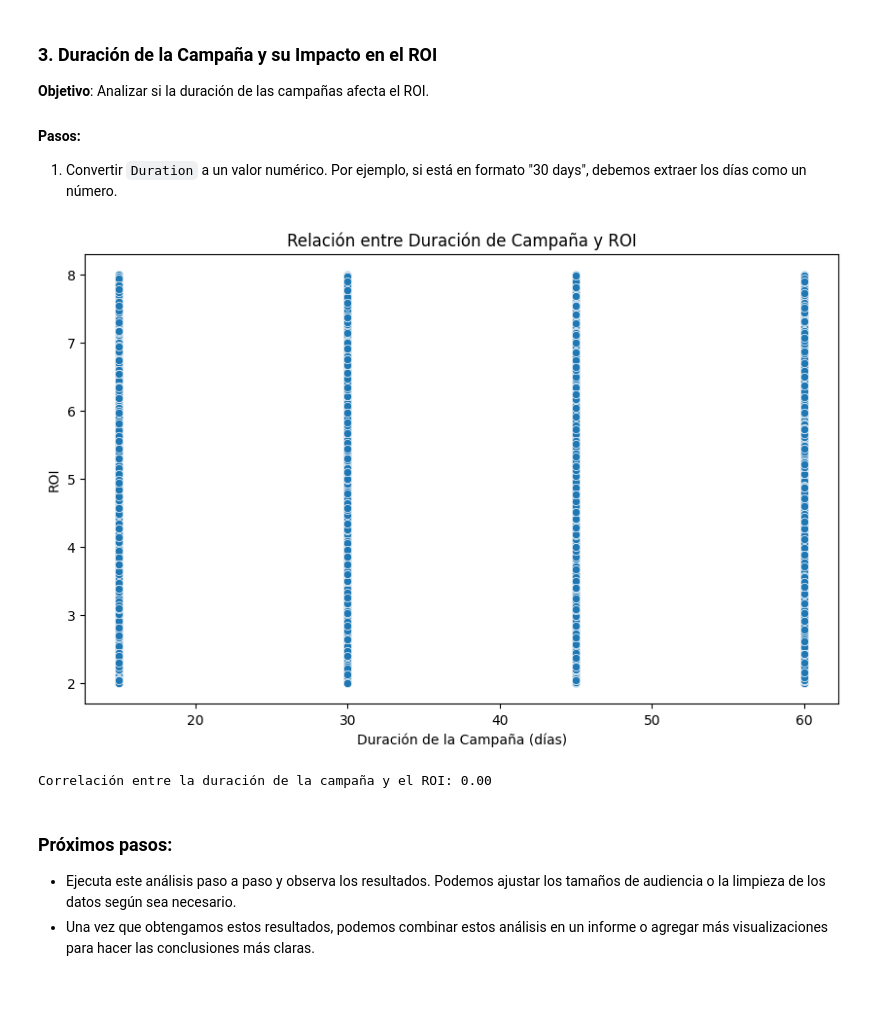
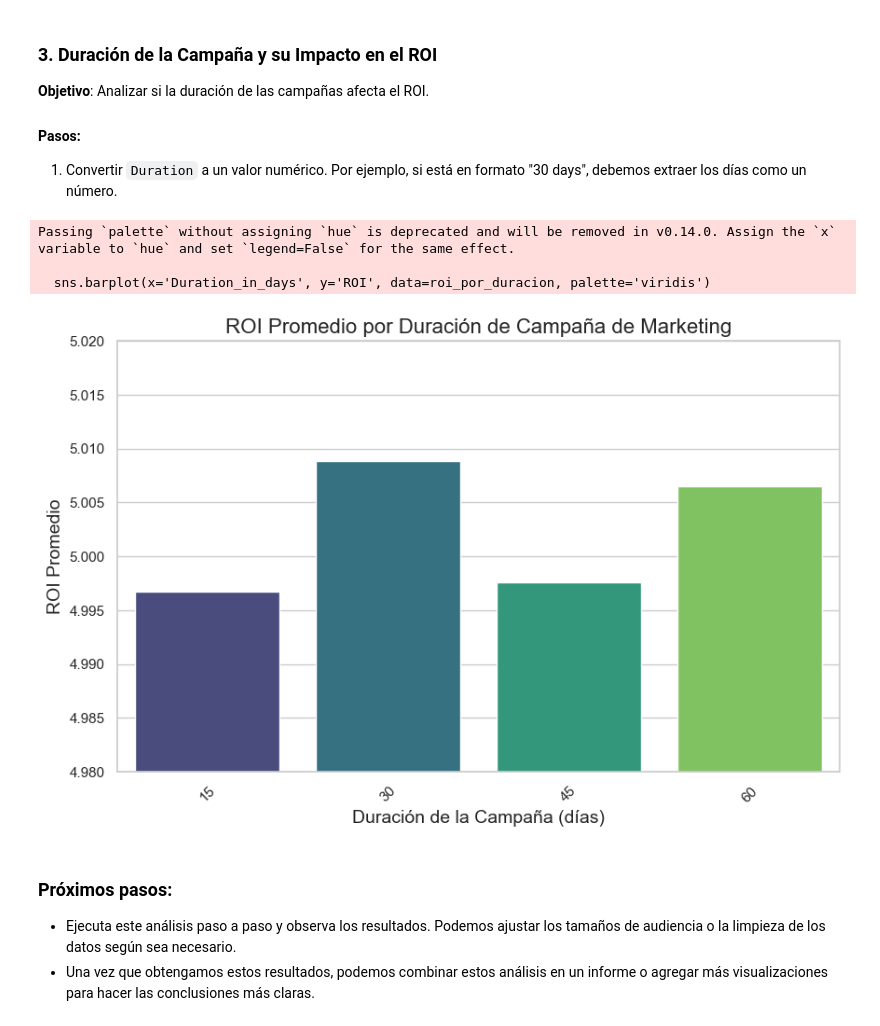
Before and after one commit to David-I-X/Optimizaci-n-de-Campa-as_ROI, a Jupyter notebook: 01_EDA_Marketing_Campaign_Analysis.ipynb, the cells around one changed output. Cells and saved outputs as stored; diff of their text form; code cells hidden in the pictures; blank space fills up the shorter version.

```diff
--- a/01_EDA_Marketing_Campaign_Analysis.ipynb
+++ b/01_EDA_Marketing_Campaign_Analysis.ipynb
@@ -166,25 +166,39 @@ df.rename(columns={'Duration': 'Duration_in_days'}, inplace=True)
 
 # Eliminar la palabra 'days' de cada valor de la columna
 df['Duration_in_days'] = df['Duration_in_days'].str.replace(' days', '', regex=False)
-# %%
-import matplotlib.pyplot as plt
-import seaborn as sns
-import numpy as np
-
-# Gráfico de dispersión de Duración vs ROI
-plt.figure(figsize=(10,6))
-sns.scatterplot(x=df['Duration_in_days'], y=df['ROI'])
-plt.title('Relación entre Duración de Campaña y ROI')
-plt.xlabel('Duración de la Campaña (días)')
-plt.ylabel('ROI')
-plt.show()
-
-# Calcular la correlación
-correlation = np.corrcoef(df['Duration_in_days'], df['ROI'])[0, 1]
-print(f'Correlación entre la duración de la campaña y el ROI: {correlation:.2f}')
-# %% [output]
-[figure, removed]
-Correlación entre la duración de la campaña y el ROI: 0.00
+# %%
+import pandas as pd
+import matplotlib.pyplot as plt
+import seaborn as sns
+
+# Suponiendo que ya tienes un DataFrame llamado df
+# Agrupar por la duración de la campaña y calcular el ROI promedio
+roi_por_duracion = df.groupby('Duration_in_days')['ROI'].mean().reset_index()
+
+# Ordenar por ROI promedio de mayor a menor
+roi_por_duracion = roi_por_duracion.sort_values(by='ROI', ascending=False)
+
+# Configurar el estilo de seaborn
+sns.set_theme(style="whitegrid")
+
+# Crear la gráfica de barras
+plt.figure(figsize=(10, 6))
+sns.barplot(x='Duration_in_days', y='ROI', data=roi_por_duracion, palette='viridis')
+
+# Añadir título y etiquetas
+plt.title('ROI Promedio por Duración de Campaña de Marketing', fontsize=16)
+plt.xlabel('Duración de la Campaña (días)', fontsize=14)
+plt.ylabel('ROI Promedio', fontsize=14)
+plt.xticks(rotation=45)
+plt.ylim(4.98, 5.02) # Ajustar el límite del eje y
+
+# Mostrar la gráfica
+plt.show()
+# %% [output]
+Passing `palette` without assigning `hue` is deprecated and will be removed in v0.14.0. Assign the `x` variable to `hue` and set `legend=False` for the same effect.
+
+  sns.barplot(x='Duration_in_days', y='ROI', data=roi_por_duracion, palette='viridis')
+[figure, added]
 # %% [markdown]
 ### Próximos pasos:
 - Ejecuta este análisis paso a paso y observa los resultados. Podemos ajustar los tamaños de audiencia o la limpieza de los datos según sea necesario.
```
Also changed, not shown: parts of 2 cells of this notebook.
